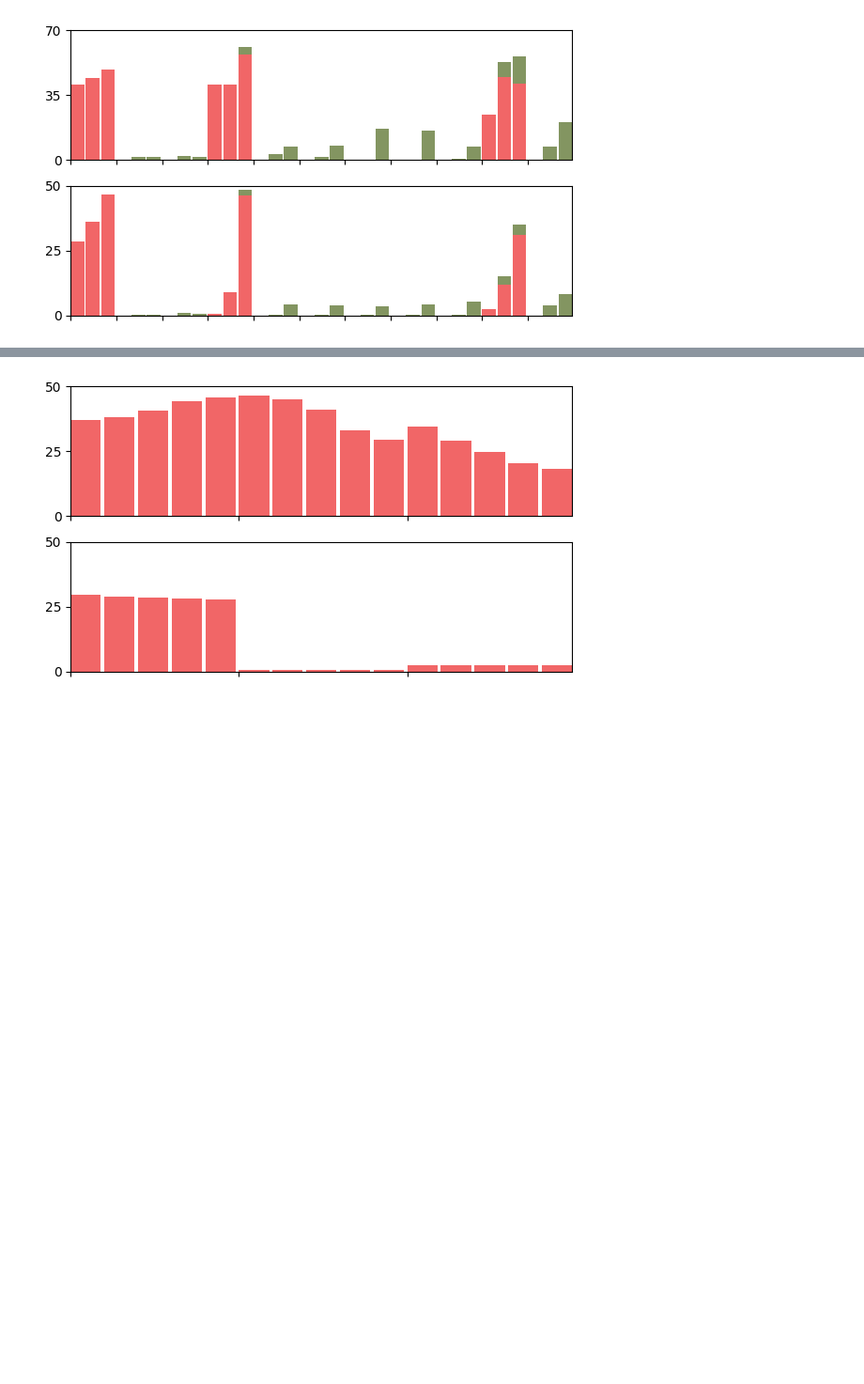
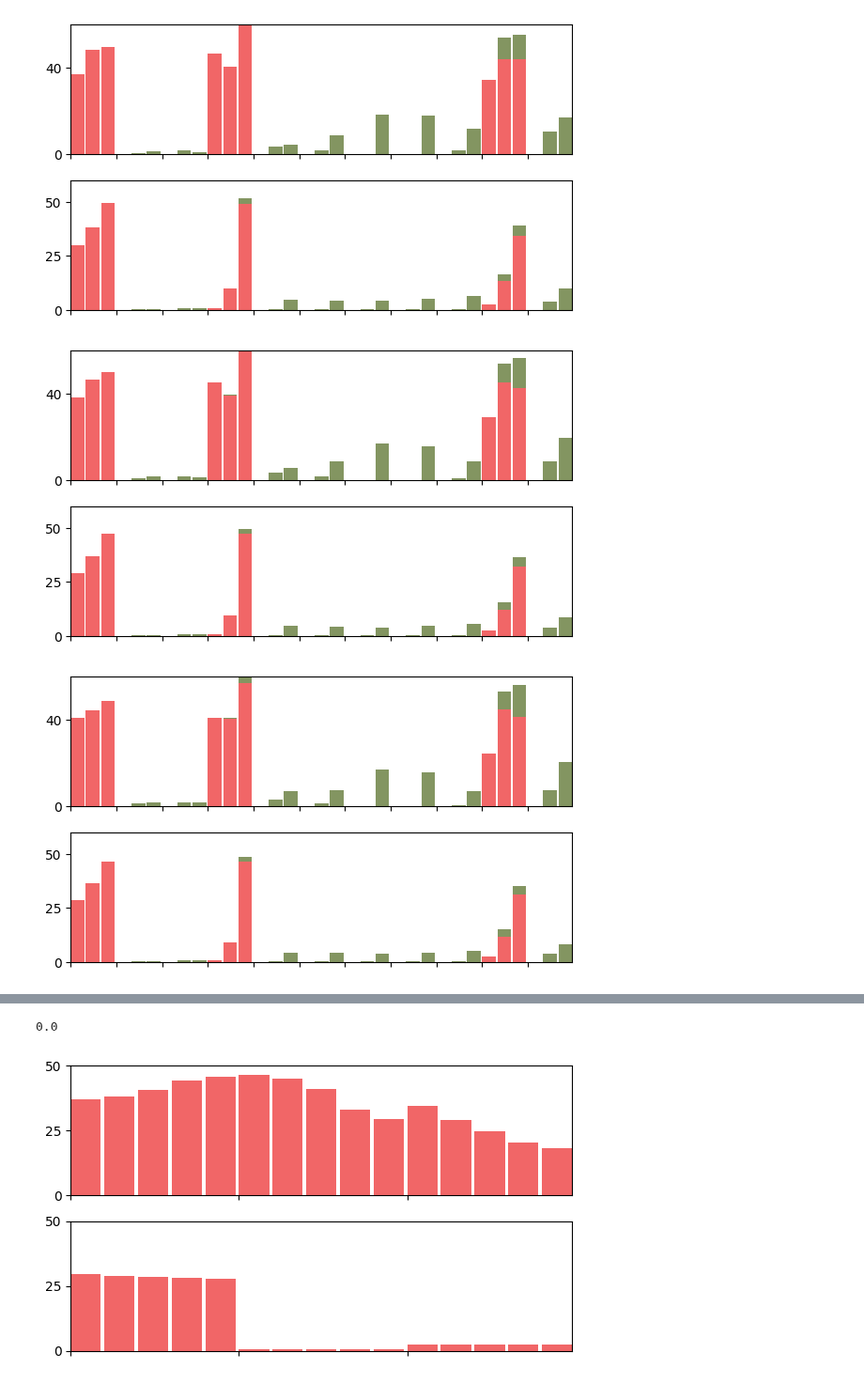
Before and after one commit to AliGhorashiCMT/Topological-Prevalence, a Jupyter notebook: Figure 2.ipynb, the cells around one changed output, grey strips where cells are left out. Shown at 94% size. Cells and saved outputs as stored; diff of their text form; code cells hidden in the pictures; blank space fills up the shorter version.

```diff
--- a/Figure 2.ipynb
+++ b/Figure 2.ipynb
@@ -16,8 +94,15 @@ symeigs_dir = "./symeigs/"
 stable_count = Dict{Tuple{Integer, Integer, String}, Vector{Float64}}()
 fragile_count = Dict{Tuple{Integer, Integer, String}, Vector{Float64}}()
 
+cum_stable_count = Dict{Tuple{Integer, Integer, String}, Vector{Float64}}()
+cum_fragile_count = Dict{Tuple{Integer, Integer, String}, Vector{Float64}}()
+
+# We divide by 100 since we have 10000 samples per relevant category, so we divide by 10000 and multiply by 100 (to get a percentage)
+
 for sg in [2, 6, 9:17...]
     loaded_data = load(symeigs_dir*"sg$sg-data.jld2")
     merge!(stable_count,  Dict(x => y[1:3] ./ 100 for (x, y) in loaded_data["stable_count"]))
     merge!(fragile_count, Dict(x => y[1:3] ./ 100 for (x, y) in loaded_data["fragile_count"]))
+    merge!(cum_stable_count,  Dict(x => y[1:3] ./ 100 for (x, y) in loaded_data["cum_stable_count"]))
+    merge!(cum_fragile_count, Dict(x => y[1:3] ./ 100 for (x, y) in loaded_data["cum_fragile_count"]))
 end
@@ -24,29 +140,34 @@ end
 # %%
 color_stable = "#F16667"
 color_fragile = "#839561"
 bar_width = 0.9
 
-figure(figsize=(17.5*cm, 10*cm))
-subplot(2, 1, 1)
-fig2_stable_data = vcat([stable_count[(sg, 3, "te")] for sg  in [2, 6, 9:17...]]...);
-fig2_fragile_data = vcat([fragile_count[(sg, 3, "te")] for sg  in [2, 6, 9:17...]]...);
+for contrast_idx in 1:5
+    figure(figsize=(17.5*cm, 10*cm))
+    subplot(2, 1, 1)
+    fig2_stable_data_te = vcat([stable_count[(sg, contrast_idx, "te")] for sg  in [2, 6, 9:17...]]...);
+    fig2_fragile_data_te = vcat([fragile_count[(sg, contrast_idx, "te")] for sg  in [2, 6, 9:17...]]...);
 
-bar(1:33, fig2_stable_data, color=color_stable, width=bar_width)
-bar(1:33, fig2_fragile_data, bottom = fig2_stable_data, color=color_fragile, width=bar_width)
-xticks(0.55:3:33.45, "")
-xlim(0.55, 33.45)
-yticks([0, 35, 70])
-ylim(0, 70)
+    bar(1:33, fig2_stable_data_te, color=color_stable, width=bar_width)
+    bar(1:33, fig2_fragile_data_te, bottom = fig2_stable_data_te, color=color_fragile, width=bar_width)
+    xticks(0.55:3:33.45, "")
+    xlim(0.55, 33.45)
+    yticks([0, 40, 70])
+    ylim(0, 60)
 
-subplot(2, 1, 2)
-fig2_stable_data = vcat([stable_count[(sg, 3, "tm")] for sg  in [2, 6, 9:17...]]...);
-fig2_fragile_data = vcat([fragile_count[(sg, 3, "tm")] for sg  in [2, 6, 9:17...]]...);
+    subplot(2, 1, 2)
+    fig2_stable_data_tm = vcat([stable_count[(sg, contrast_idx, "tm")] for sg  in [2, 6, 9:17...]]...);
+    fig2_fragile_data_tm = vcat([fragile_count[(sg, contrast_idx, "tm")] for sg  in [2, 6, 9:17...]]...);
 
-bar(1:33, fig2_stable_data, color=color_stable, width=bar_width)
-bar(1:33, fig2_fragile_data, bottom = fig2_stable_data, color=color_fragile, width=bar_width);
-xticks(0.55:3:33.45, "");
-xlim(0.55, 33.45 );
-yticks([0, 25, 50])
-ylim(0, 50);
+    bar(1:33, fig2_stable_data_tm, color=color_stable, width=bar_width)
+    bar(1:33, fig2_fragile_data_tm, bottom = fig2_stable_data_tm, color=color_fragile, width=bar_width);
+    xticks(0.55:3:33.45, "");
+    xlim(0.55, 33.45 );
+    yticks([0, 25, 50])
+    ylim(0, 60)
+    savefig("Fig2a-Contrast_$(contrast_idx).pdf")
+end
 # %% [output]
-[figure, old version]
+[figure, new version]
+[figure, added]
+[figure, added]
@@ -53,3 +176,7 @@ ylim(0, 50);
+# %%
+maximum(vcat([fragile_count[(sg, 3, "tm")] for sg  in [2, 6, 9:17...]]...) - vcat([fragile_count[(sg, 3, "te")] for sg  in [2, 6, 9:17...]]...))
+# %% [output]
+0.0
 # %%
 # Now we examine how changing the dielectric contrast shifts the prevalence of stable topology
 # %%
```
Also changed, not shown: parts of 18 cells of this notebook.
